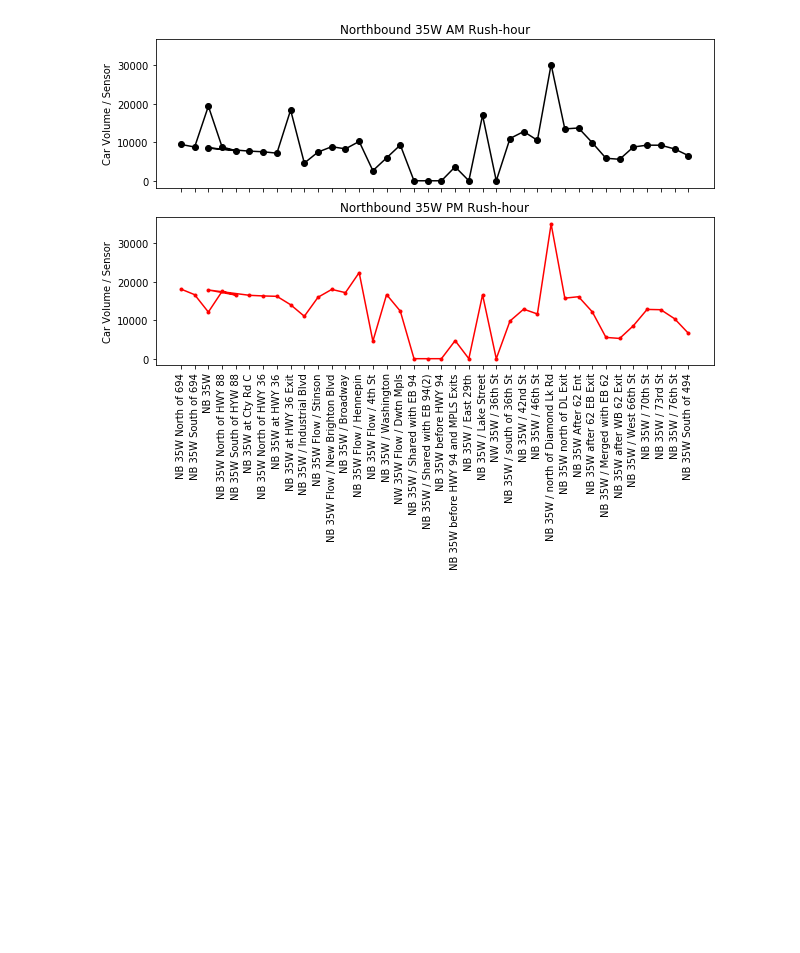
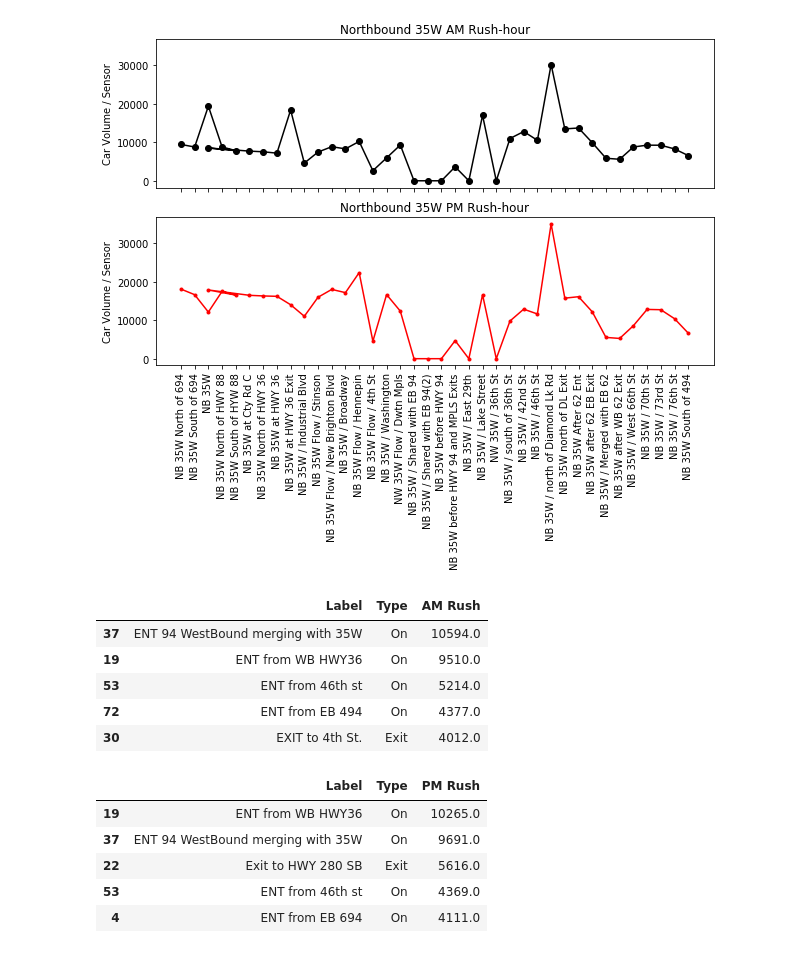
Before and after one commit to Dkreitzer/Team_streprogen_Project1, a Jupyter notebook: dk_testing_SB35W.ipynb, the cells around one changed output. Saved outputs shown, nothing was run; the diff lists cells and outputs as text; code cells hidden in the pictures; blank space fills up the shorter version.

```diff
--- a/dk_testing_SB35W.ipynb
+++ b/dk_testing_SB35W.ipynb
@@ -6,6 +6,14 @@
 
 import pandas as pd
 import matplotlib.pyplot as plt
+
+
+from IPython.display import display_html
+def display_side_by_side(*args):
+    html_str=''
+    for df in args:
+        html_str+=df.to_html()
+    display_html(html_str.replace('table','table style="display:inline"'),raw=True)
 # %%
 ##########################################
 # Read CSV Files
@@ -167,3 +175,29 @@ plt.xticks(rotation=90)
 plt.show()
 # %% [output]
 [figure]
+# %%
+################################################################
+# Identify 35W Southbound EXITS WITH HIGHEST volume of traffic
+################################################################
+
+SB35W_Exits = SB_Data.loc[SB_Data['Type']!='Flow']
+SB35W_ExitsDF = SB35W_Exits[['Label', 'Type', 'AM Rush']]
+SB35W_ExitsHigh = SB35W_ExitsDF.sort_values(by='AM Rush', ascending=False).head(5)
+
+SB35W_ExitsDFpm = SB35W_Exits[['Label', 'Type', 'PM Rush']]
+SB35W_ExitsHighpm = SB35W_ExitsDFpm.sort_values(by='PM Rush', ascending=False).head(5)
+
+display_side_by_side(SB35W_ExitsHigh, SB35W_ExitsHighpm)
+# %% [output]
+|  | Label | Type | AM Rush |
+| 37 | ENT 94 WestBound merging with 35W | On | 10594.0 |
+| 19 | ENT from WB HWY36 | On | 9510.0 |
+| 53 | ENT from 46th st | On | 5214.0 |
+| 72 | ENT from EB 494 | On | 4377.0 |
+| 30 | EXIT to 4th St. | Exit | 4012.0 |
+|  | Label | Type | PM Rush |
+| 19 | ENT from WB HWY36 | On | 10265.0 |
+| 37 | ENT 94 WestBound merging with 35W | On | 9691.0 |
+| 22 | Exit to HWY 280 SB | Exit | 5616.0 |
+| 53 | ENT from 46th st | On | 4369.0 |
+| 4 | ENT from EB 694 | On | 4111.0 |
```
Also changed, not shown: parts of 1 cell of this notebook, 1 other file.
